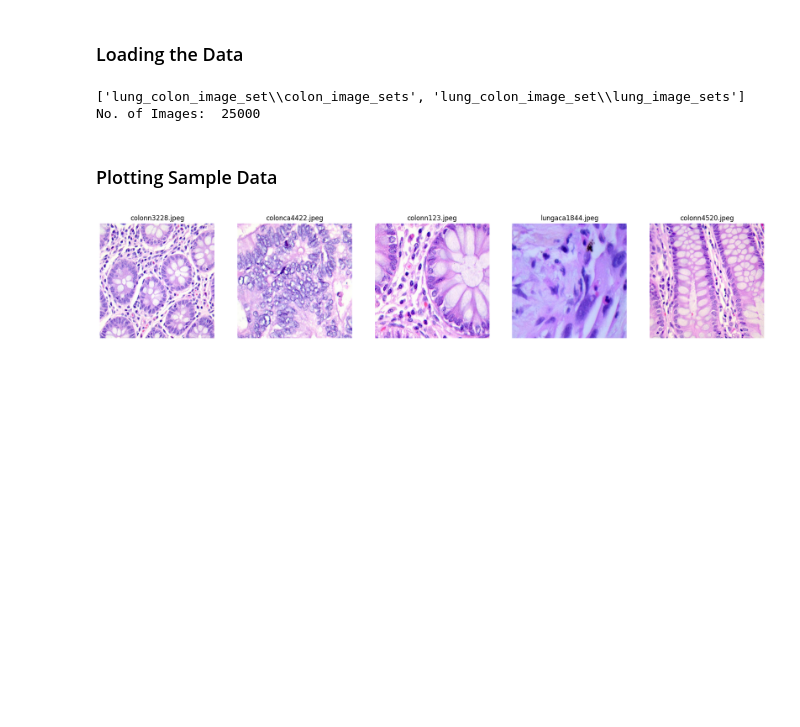
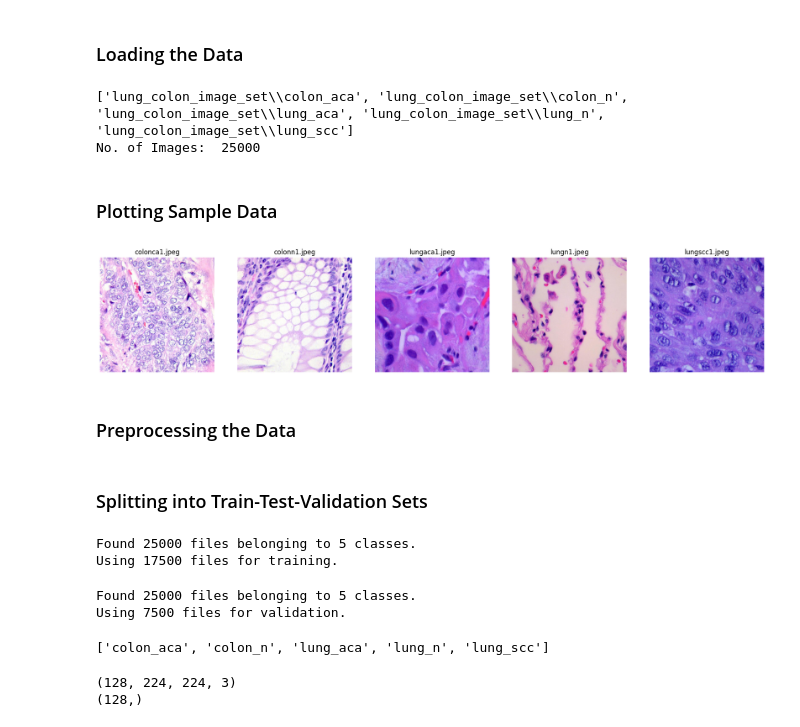
Before and after one commit to abijith-tk/DeepLearning, a Jupyter notebook: VGG16.ipynb, the cells around one changed output. Cells and saved outputs as stored; diff of their text form; code cells hidden in the pictures; blank space fills up the shorter version.

Commit message:
Split into Train, Test, Val

```diff
--- a/VGG16.ipynb
+++ b/VGG16.ipynb
@@ -13,30 +15,35 @@ import random
 # %% [markdown]
 ### Loading the Data
 # %%
-work_dir = 'lung_colon_image_set/'
+data_dir = 'lung_colon_image_set/'
 
-folders = glob(work_dir + '/*')
+folders = glob(data_dir + '/*')
 print(folders)
 
-images = glob(work_dir + '/*/*/*.jpeg')
+images = glob(data_dir + '/*/*.jpeg')
 print('No. of Images: ', len(images))
 # %% [output]
-['lung_colon_image_set\\colon_image_sets', 'lung_colon_image_set\\lung_image_sets']
+['lung_colon_image_set\\colon_aca', 'lung_colon_image_set\\colon_n', 'lung_colon_image_set\\lung_aca', 'lung_colon_image_set\\lung_n', 'lung_colon_image_set\\lung_scc']
 No. of Images:  25000
 # %% [markdown]
 ### Plotting Sample Data
 # %%
-sample_imgs = random.sample(images, 5)
+sample_imgs = ['lung_colon_image_set/colon_aca/colonca1.jpeg', 'lung_colon_image_set/colon_n/colonn1.jpeg',
+               'lung_colon_image_set/lung_aca/lungaca1.jpeg', 'lung_colon_image_set/lung_n/lungn1.jpeg',
+               'lung_colon_image_set/lung_scc/lungscc1.jpeg']
+
 
 plt.figure(figsize=(22, 8))
 n = 1
 
 for i in sample_imgs:
     plt.subplot(1, 5, n)
     n += 1
-    plt.title(i.split('\\')[3])
+    plt.title(i.split('/')[2])
     plt.imshow(image.load_img(i))
     plt.axis('off')
 plt.show()
 # %% [output]
-[figure, old version]
+[figure, new version]
+# %% [markdown]
+### Preprocessing the Data
@@ -42,0 +56,22 @@ plt.show()
+# %% [markdown]
+### Splitting into Train-Test-Validation Sets
+# %%
+train_data = image_dataset_from_directory(data_dir,
+                                          validation_split=0.3,
+                                          subset="training",
+                                          seed=21,
+                                          image_size=(224, 224),
+                                          batch_size=128)
+# %% [output]
+Found 25000 files belonging to 5 classes.
+Using 17500 files for training.
+# %%
+test_val_data = image_dataset_from_directory(data_dir,
+                                             validation_split=0.3,
+                                             subset="validation",
+                                             seed=21,
+                                             image_size=(224, 224),
+                                             batch_size=128)
+# %% [output]
+Found 25000 files belonging to 5 classes.
+Using 7500 files for validation.
@@ -42,0 +81,13 @@ plt.show()
+# %%
+class_names = train_data.class_names
+print(class_names)
+# %% [output]
+['colon_aca', 'colon_n', 'lung_aca', 'lung_n', 'lung_scc']
+# %%
+for image_batch, labels_batch in train_data:
+    print(image_batch.shape)
+    print(labels_batch.shape)
+    break
+# %% [output]
+(128, 224, 224, 3)
+(128,)
```
Also changed, not shown: parts of 4 cells of this notebook.
